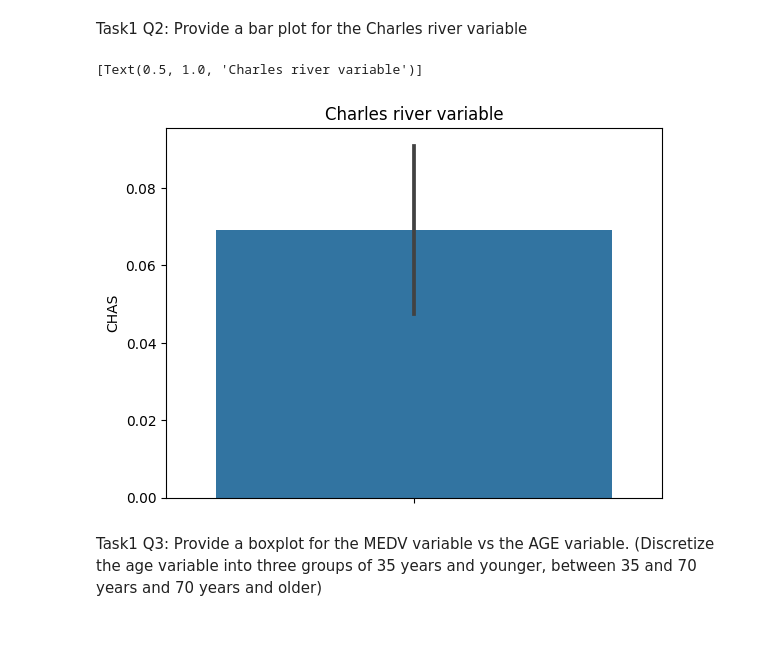
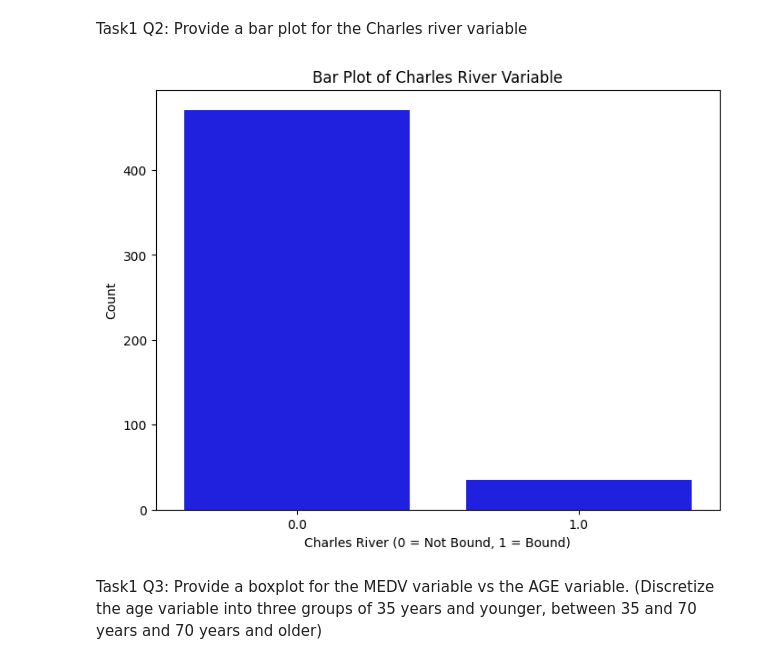
Before and after one commit to guinob/IBM_statistics, a Jupyter notebook: Project Case Scenario.ipynb, the cells around one changed output. Cells and saved outputs as stored; diff of their text form; code cells hidden in the pictures; blank space fills up the shorter version.

```diff
--- a/Project Case Scenario.ipynb
+++ b/Project Case Scenario.ipynb
@@ -57,13 +57,22 @@ sns.boxplot(data = boston_df, x = 'MEDV', y = None).set(title='Median value of o
 [figure]
 # %% [markdown]
 Task1 Q2: Provide a  bar plot for the Charles river variable
-# %%
-#Provide a  bar plot for the Charles river variable
-
-sns.barplot(data = boston_df, y = boston_df['CHAS']).set(title='Charles river variable')
-# %% [output]
-[Text(0.5, 1.0, 'Charles river variable')]
-[figure, removed]
+# %%
+#Provide a  bar plot for the Charles river variable
+
+import matplotlib.pyplot as plt
+
+charles_river_counts = boston_df['CHAS'].value_counts()
+
+plt.figure(figsize=(8, 6))
+sns.countplot(x='CHAS', data=boston_df, color='blue')
+plt.title("Bar Plot of Charles River Variable")
+plt.xlabel("Charles River (0 = Not Bound, 1 = Bound)")
+plt.ylabel("Count")
+
+plt.show()
+# %% [output]
+[figure, added]
 # %% [markdown]
 Task1 Q3: Provide a boxplot for the MEDV variable vs the AGE variable. (Discretize the age variable into three groups of 35 years and younger, between 35 and 70 years and 70 years and older)
 # %%
```
Also changed, not shown: parts of 6 cells of this notebook.
